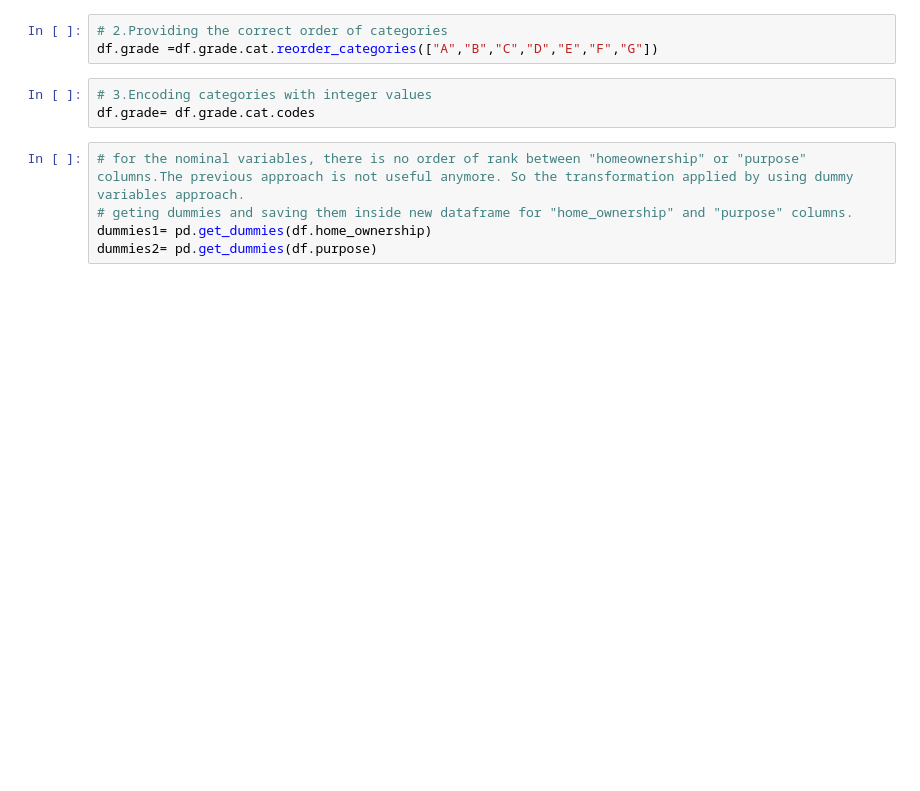
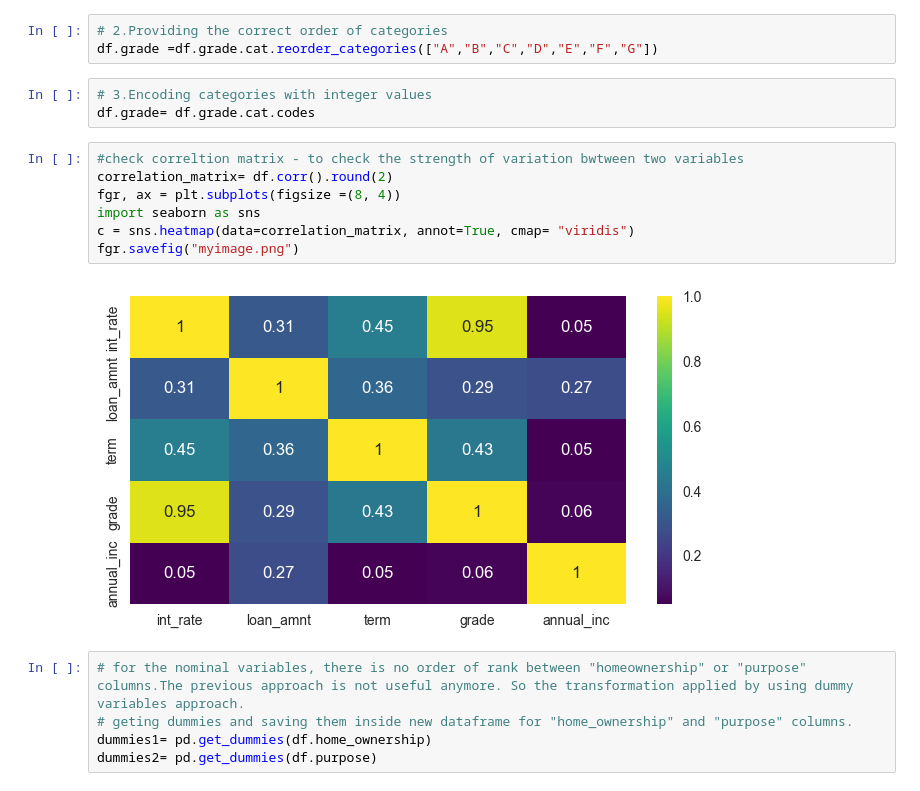
Before and after one commit to Duygubirol/SciKit-Stack-Lending-Club-Dataset, a Jupyter notebook: exercise_ 2_finalisation.ipynb, the cells around one changed output. Drawn from its saved outputs; the diff is of its cells as text; blank space fills up the shorter version.

```diff
--- a/exercise_ 2_finalisation.ipynb
+++ b/exercise_ 2_finalisation.ipynb
@@ -210,6 +229,15 @@ df.grade =df.grade.cat.reorder_categories(["A","B","C","D","E","F","G"])
 # %%
 # 3.Encoding categories with integer values
 df.grade= df.grade.cat.codes
+# %%
+#check correltion matrix - to check the strength of variation bwtween two variables
+correlation_matrix= df.corr().round(2)
+fgr, ax = plt.subplots(figsize =(8, 4))
+import seaborn as sns
+c = sns.heatmap(data=correlation_matrix, annot=True, cmap= "viridis")
+fgr.savefig("myimage.png")
+# %% [output]
+[figure, added]
 # %%
 # for the nominal variables, there is no order of rank between "homeownership" or "purpose" columns.The previous approach is not useful anymore. So the transformation applied by using dummy variables approach.
 # geting dummies and saving them inside new dataframe for "home_ownership" and "purpose" columns.
```
Also changed, not shown: parts of 12 cells of this notebook, 2 other files.
